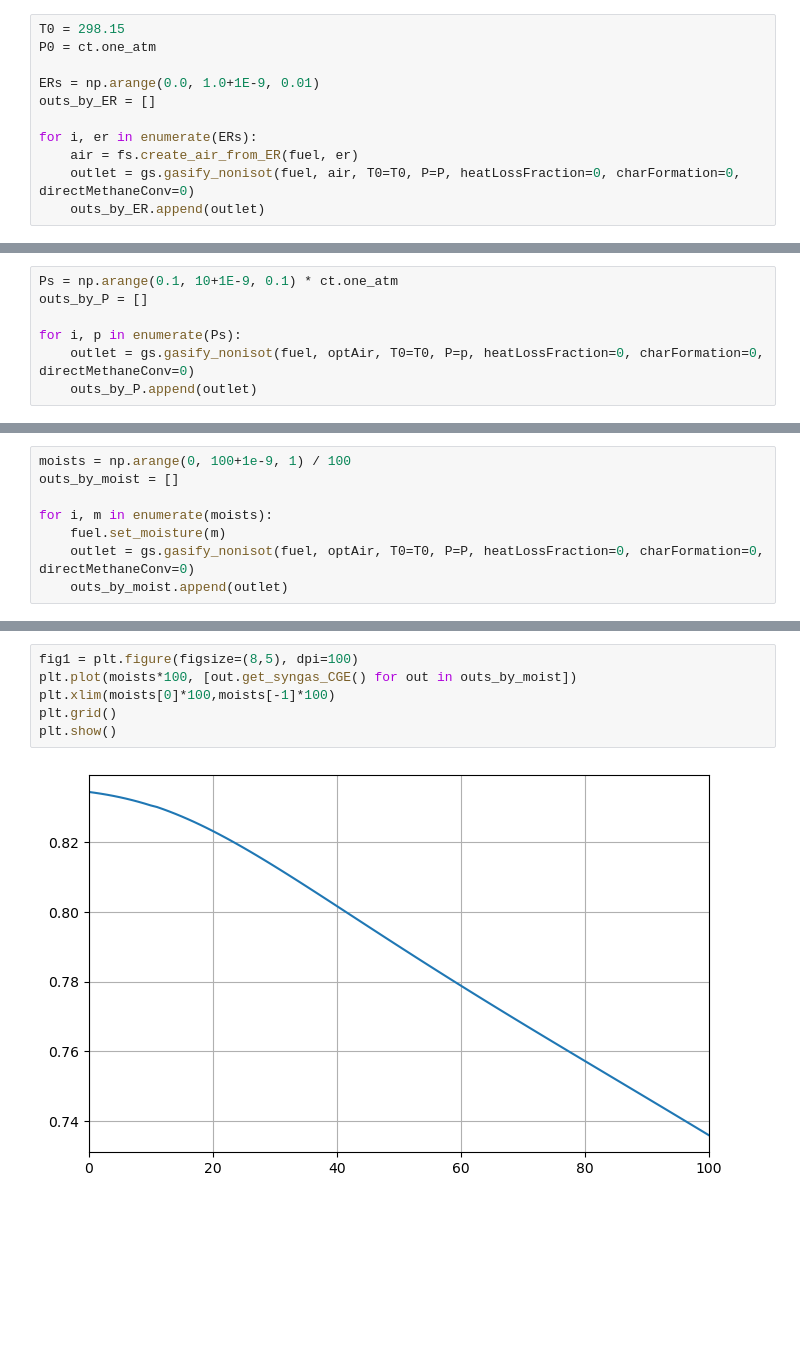
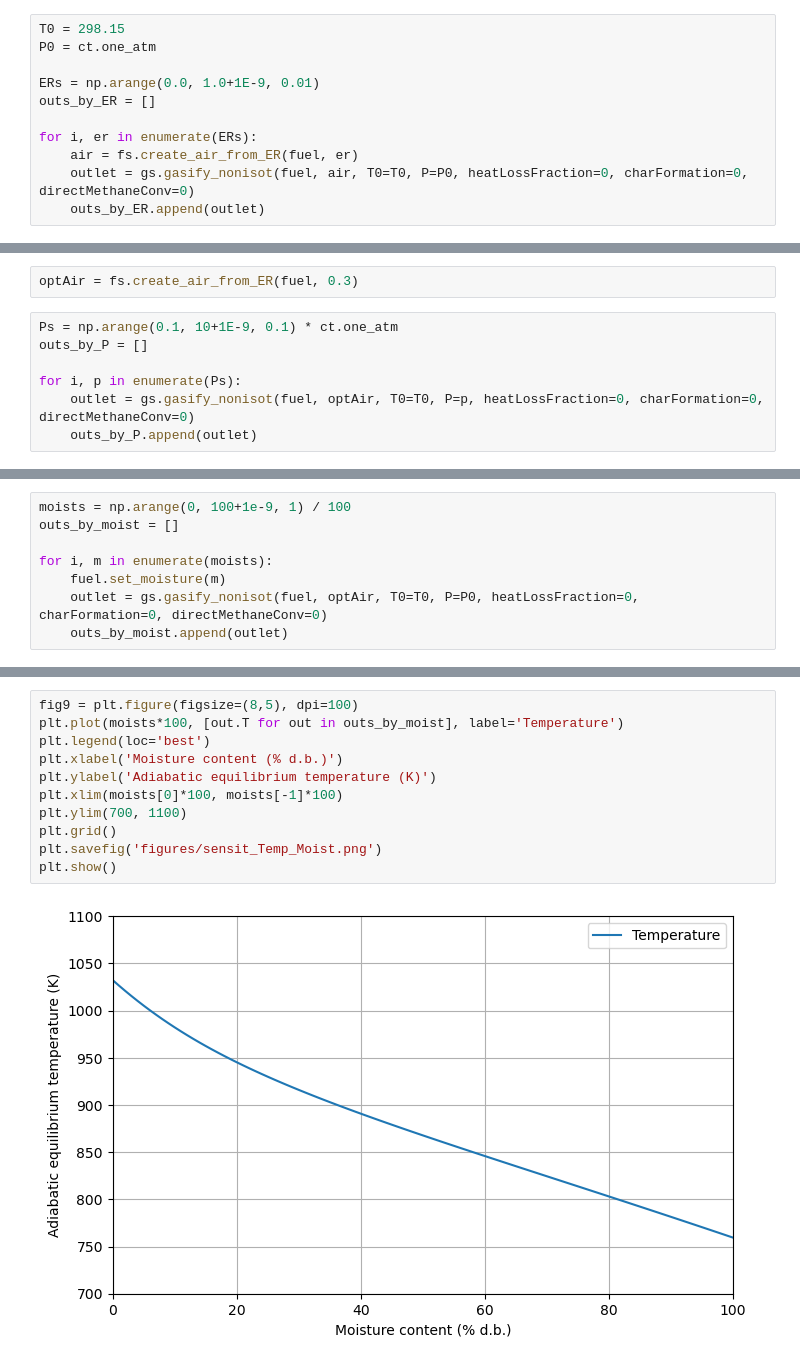
Before and after one commit to jubaldi/gasification, a Jupyter notebook: sensitivity.ipynb, the cells around one changed output, grey strips where cells are left out. Saved outputs shown, nothing was run; the diff lists cells and outputs as text; blank space fills up the shorter version.

```diff
--- a/sensitivity.ipynb
+++ b/sensitivity.ipynb
@@ -33,7 +33,7 @@ outs_by_ER = []
 
 for i, er in enumerate(ERs):
     air = fs.create_air_from_ER(fuel, er)
-    outlet = gs.gasify_nonisot(fuel, air, T0=T0, P=P, heatLossFraction=0, charFormation=0, directMethaneConv=0)
+    outlet = gs.gasify_nonisot(fuel, air, T0=T0, P=P0, heatLossFraction=0, charFormation=0, directMethaneConv=0)
     outs_by_ER.append(outlet)
 # %%
 fig1 = plt.figure(figsize=(8,5), dpi=100)
@@ -92,3 +132,5 @@ print(optCGE, optER)
+# %%
+optAir = fs.create_air_from_ER(fuel, 0.3)
 # %%
 Ps = np.arange(0.1, 10+1E-9, 0.1) * ct.one_atm
 outs_by_P = []
@@ -110,5 +237,5 @@ outs_by_moist = []
 
 for i, m in enumerate(moists):
     fuel.set_moisture(m)
-    outlet = gs.gasify_nonisot(fuel, optAir, T0=T0, P=P, heatLossFraction=0, charFormation=0, directMethaneConv=0)
+    outlet = gs.gasify_nonisot(fuel, optAir, T0=T0, P=P0, heatLossFraction=0, charFormation=0, directMethaneConv=0)
     outs_by_moist.append(outlet)
@@ -115,8 +323,13 @@ for i, m in enumerate(moists):
 # %%
-fig1 = plt.figure(figsize=(8,5), dpi=100)
-plt.plot(moists*100, [out.get_syngas_CGE() for out in outs_by_moist])
-plt.xlim(moists[0]*100,moists[-1]*100)
+fig9 = plt.figure(figsize=(8,5), dpi=100)
+plt.plot(moists*100, [out.T for out in outs_by_moist], label='Temperature')
+plt.legend(loc='best')
+plt.xlabel('Moisture content (% d.b.)')
+plt.ylabel('Adiabatic equilibrium temperature (K)')
+plt.xlim(moists[0]*100, moists[-1]*100)
+plt.ylim(700, 1100)
 plt.grid()
+plt.savefig('figures/sensit_Temp_Moist.png')
 plt.show()
 # %% [output]
-[figure, old version]
+[figure, new version]
```
Also changed, not shown: parts of 17 cells of this notebook, 9 other files.
